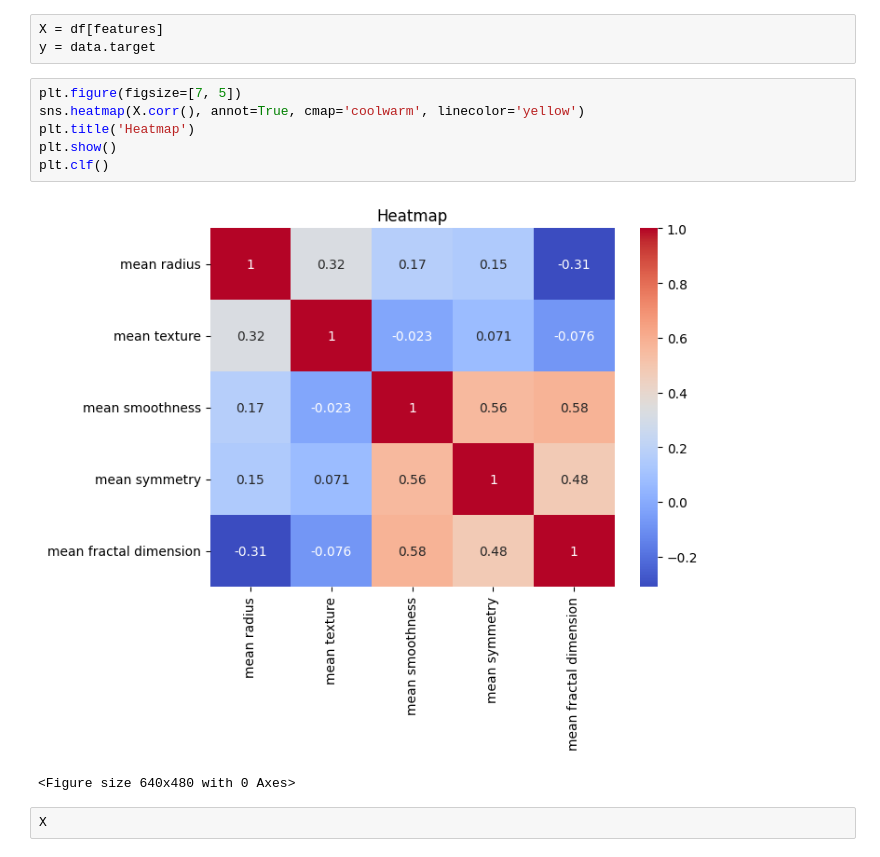
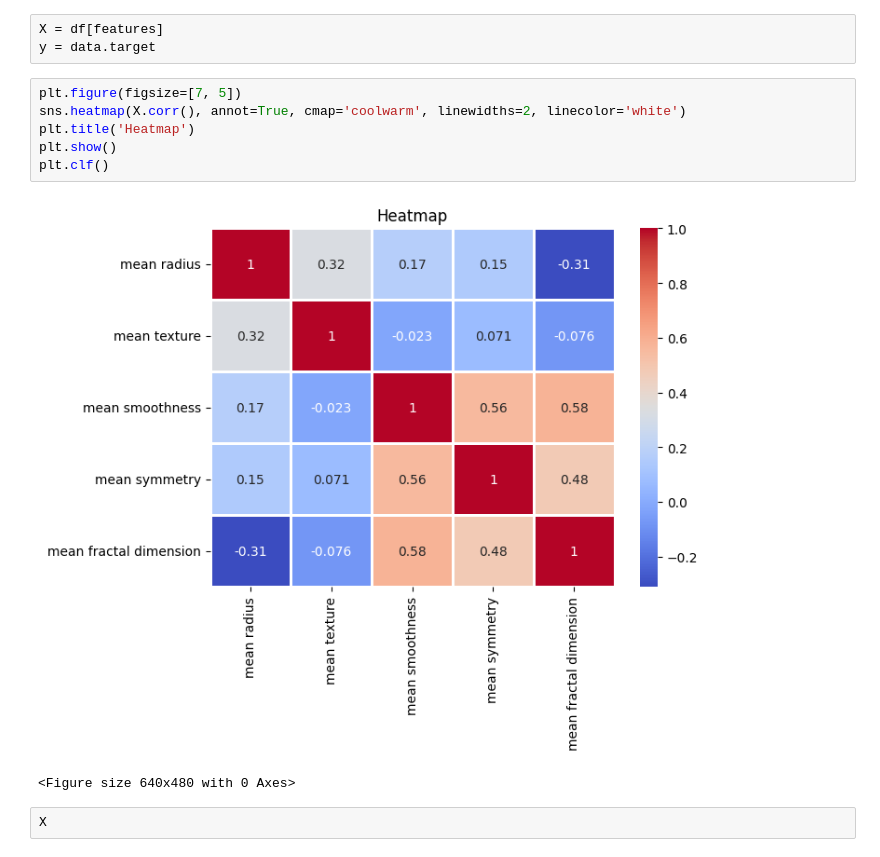
Before and after one commit to LiZoMark841619/Balazs1982, a Jupyter notebook: Playground/Practice_pro/ML/Breast_cancer/script.ipynb, the cells around one changed output. Drawn from its saved outputs; the diff is of its cells as text.

```diff
--- a/Playground/Practice_pro/ML/Breast_cancer/script.ipynb
+++ b/Playground/Practice_pro/ML/Breast_cancer/script.ipynb
@@ -66,12 +66,12 @@ X = df[features]
 y = data.target
 # %%
 plt.figure(figsize=[7, 5])
-sns.heatmap(X.corr(), annot=True, cmap='coolwarm', linecolor='yellow')
+sns.heatmap(X.corr(), annot=True, cmap='coolwarm', linewidths=2, linecolor='white')
 plt.title('Heatmap')
 plt.show()
 plt.clf()
 # %% [output]
-[figure, old version]
+[figure, new version]
 <Figure size 640x480 with 0 Axes>
 # %%
 X
```
